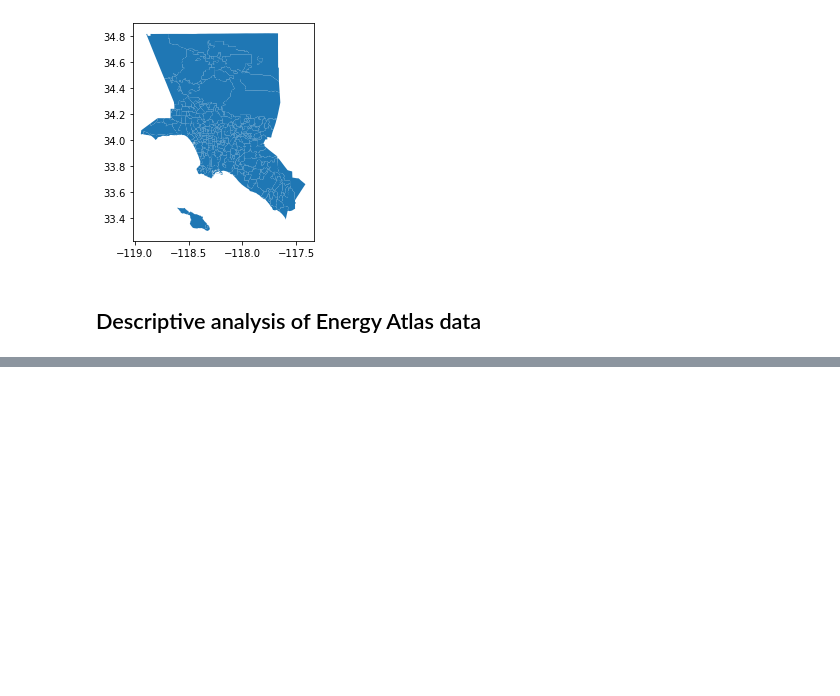
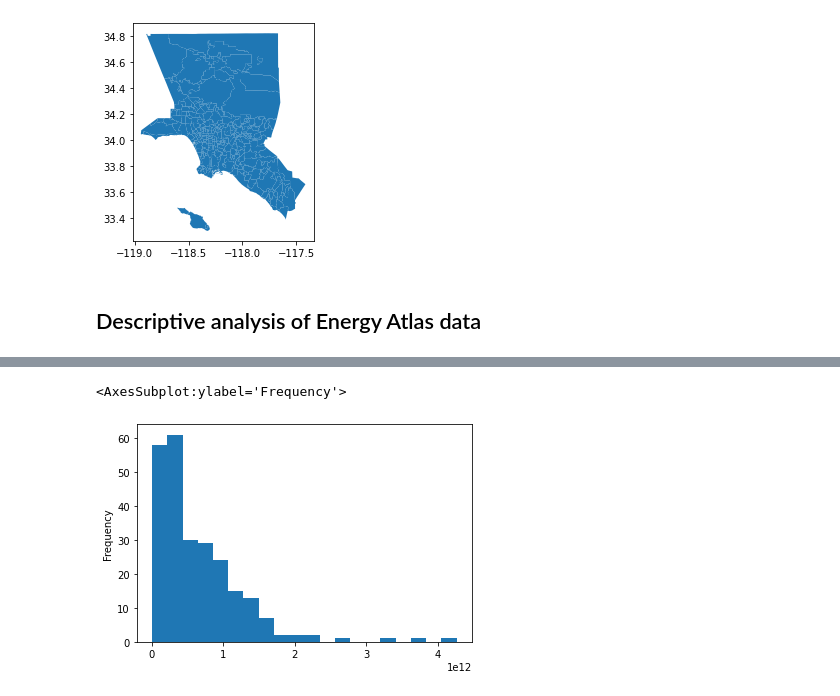
Before and after one commit to josephko91/anthropogenic-heat-la, a Jupyter notebook: anthropogenic-heat-buildings.ipynb, the cells around one changed output, grey strips where cells are left out. Saved outputs shown, nothing was run; the diff lists cells and outputs as text; code cells hidden in the pictures; blank space fills up the shorter version.

```diff
--- a/anthropogenic-heat-buildings.ipynb
+++ b/anthropogenic-heat-buildings.ipynb
@@ -119,0 +185,6 @@ usage_bld_btu_neighborhoods_res['pct_elec'].plot.hist(bins = 20)
+# %%
+# distribution of usage
+usage_bld_btu_neighborhoods_res['usage'].plot.hist(bins = 20)
+# %% [output]
+<AxesSubplot:ylabel='Frequency'>
+[figure, added]
```
Also changed, not shown: parts of 10 cells of this notebook.
